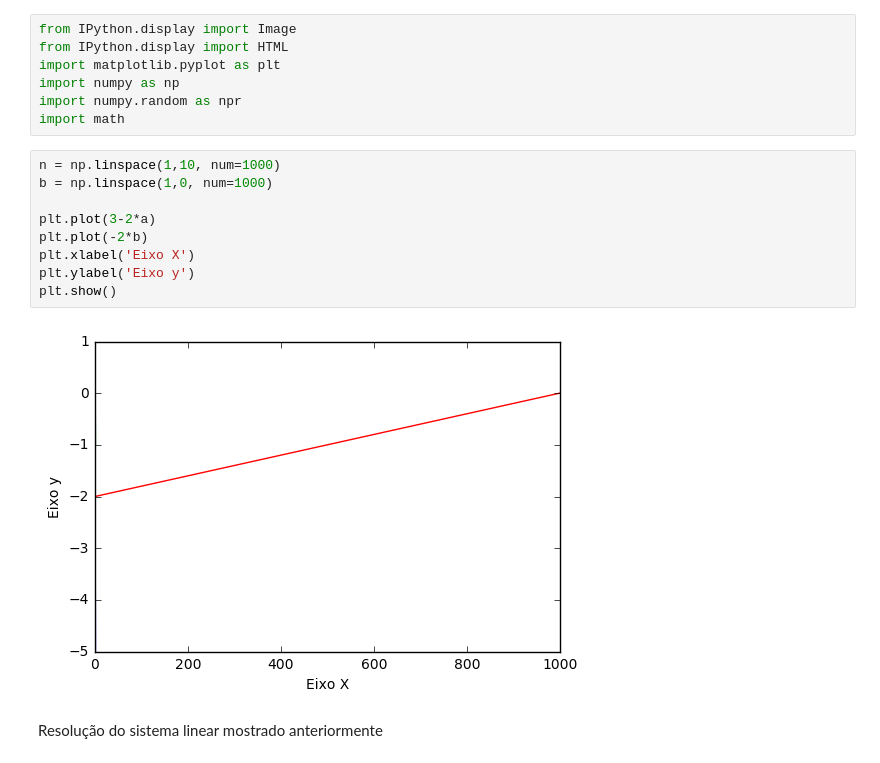
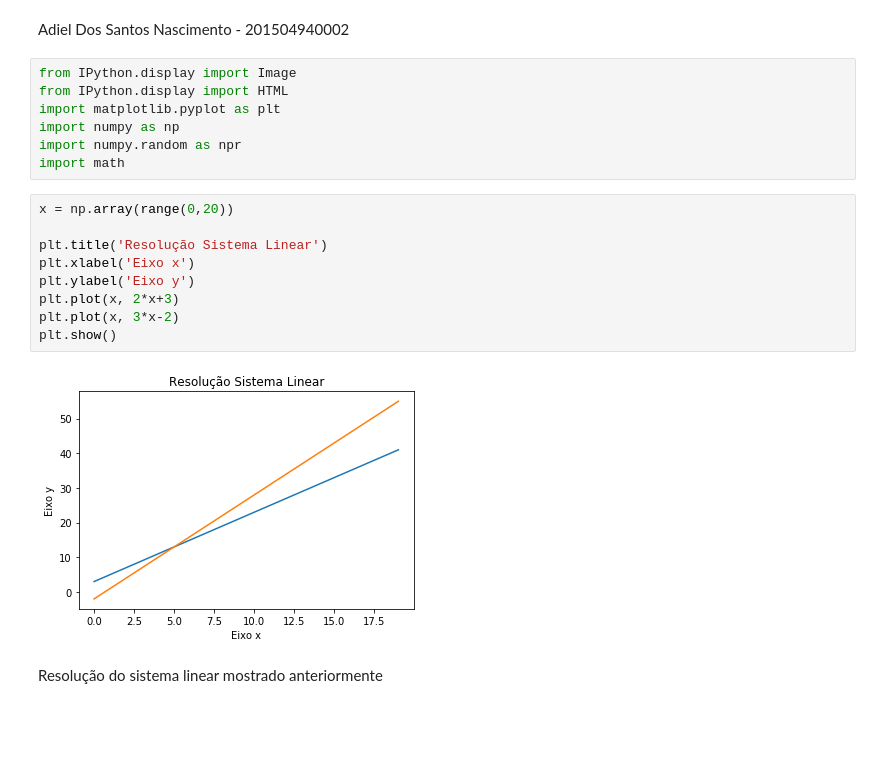
Before and after one commit to AdielNascimento/Aula06, a Jupyter notebook: Aula06+-+Adiel+Dos+Santos+Nascimento (1).ipynb, the cells around one changed output. Cells and saved outputs as stored; diff of their text form; blank space fills up the shorter version.

```diff
--- a/Aula06+-+Adiel+Dos+Santos+Nascimento (1).ipynb
+++ b/Aula06+-+Adiel+Dos+Santos+Nascimento (1).ipynb
@@ -1,3 +1,5 @@
+# %% [markdown]
+Adiel Dos Santos Nascimento - 201504940002
 # %%
 from IPython.display import Image
 from IPython.display import HTML
@@ -5,17 +7,17 @@ import matplotlib.pyplot as plt
 import numpy as np
 import numpy.random as npr
 import math
-# %%
-n = np.linspace(1,10, num=1000)
-b = np.linspace(1,0, num=1000)
-
-plt.plot(3-2*a)
-plt.plot(-2*b)
-plt.xlabel('Eixo X')
-plt.ylabel('Eixo y')
-plt.show()
-# %% [output]
-[figure, removed]
+# %%
+x = np.array(range(0,20))
+
+plt.title('Resolução Sistema Linear')
+plt.xlabel('Eixo x')
+plt.ylabel('Eixo y')
+plt.plot(x, 2*x+3)
+plt.plot(x, 3*x-2)
+plt.show()
+# %% [output]
+[figure, added]
 # %% [markdown]
 <font size="+1"> Resolução do sistema linear mostrado anteriormente  </font>
 # %%
```
Also changed, not shown: parts of 11 cells of this notebook.
